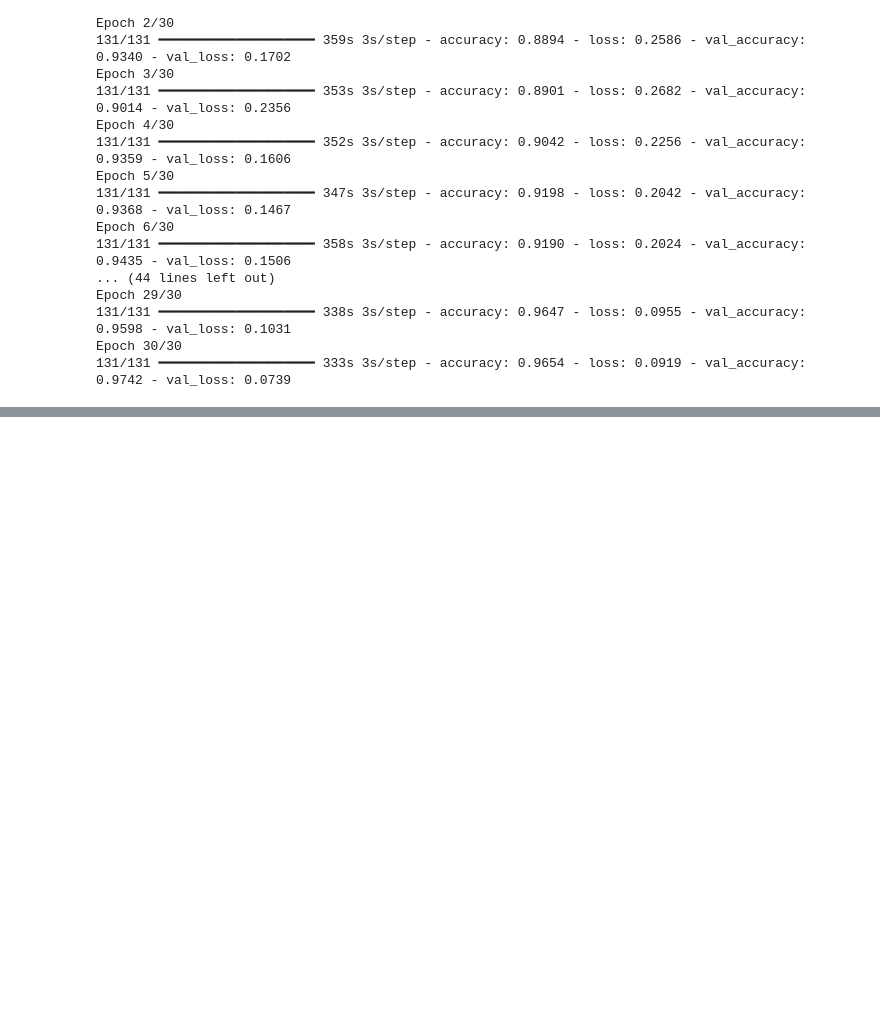
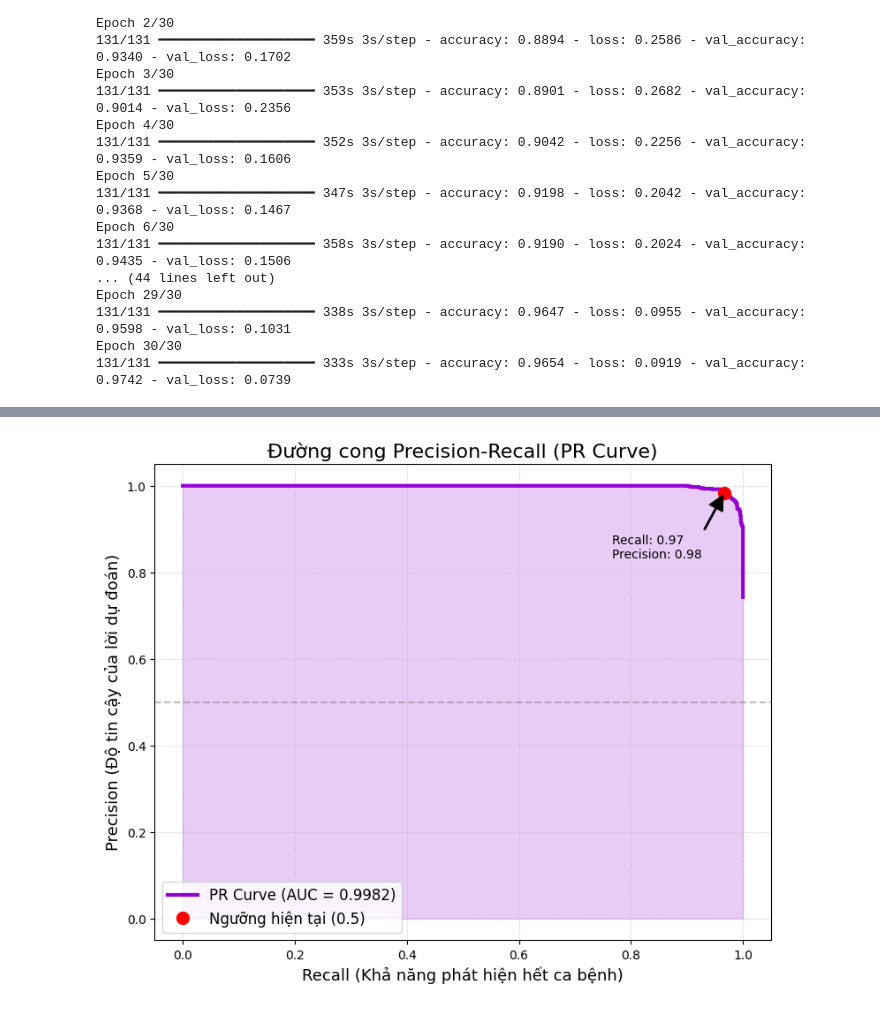
Before and after one commit to thuynguyenhuit/hocsau, a Jupyter notebook: Nhan_dien_benh_phoi_bang_mo_hinh_CNN.ipynb, the cells around one changed output, grey strips where cells are left out. Cells and saved outputs as stored; diff of their text form; code cells hidden in the pictures; blank space fills up the shorter version.

```diff
--- a/Nhan_dien_benh_phoi_bang_mo_hinh_CNN.ipynb
+++ b/Nhan_dien_benh_phoi_bang_mo_hinh_CNN.ipynb
@@ -139,0 +278,38 @@ Epoch 30/30
+# %%
+from sklearn.metrics import precision_recall_curve, auc
+import matplotlib.pyplot as plt
+import numpy as np
+
+# Giả sử bạn đã có y_true và y_pred_probs từ bước dự đoán trước đó
+# Tính toán các giá trị Precision và Recall ứng với các ngưỡng (thresholds) khác nhau
+precision, recall, thresholds = precision_recall_curve(y_true, y_pred_probs)
+pr_auc = auc(recall, precision)
+
+plt.figure(figsize=(9, 7))
+
+# Vẽ đường cong PR
+plt.plot(recall, precision, color='darkviolet', lw=3, label=f'PR Curve (AUC = {pr_auc:.4f})')
+plt.fill_between(recall, precision, alpha=0.2, color='darkviolet')
+
+# Đánh dấu điểm Threshold 0.5 (điểm mà bạn đang dùng cho Confusion Matrix)
+# Tìm vị trí gần ngưỡng 0.5 nhất trong mảng thresholds
+idx = (np.abs(thresholds - 0.5)).argmin()
+plt.plot(recall[idx], precision[idx], 'ro', markersize=10, label=f'Ngưỡng hiện tại (0.5)')
+
+# Trang trí biểu đồ
+plt.title('Đường cong Precision-Recall (PR Curve)', fontsize=16)
+plt.xlabel('Recall (Khả năng phát hiện hết ca bệnh)', fontsize=13)
+plt.ylabel('Precision (Độ tin cậy của lời dự đoán)', fontsize=13)
+plt.axhline(y=0.5, color='gray', linestyle='--', alpha=0.5) # Đường tham chiếu
+plt.legend(loc="lower left", fontsize=12)
+plt.grid(True, linestyle=':', alpha=0.7)
+
+# Thêm chú thích cho điểm 0.5
+plt.annotate(f'Recall: {recall[idx]:.2f}\nPrecision: {precision[idx]:.2f}',
+             xy=(recall[idx], precision[idx]),
+             xytext=(recall[idx]-0.2, precision[idx]-0.15),
+             arrowprops=dict(facecolor='black', shrink=0.05, width=1))
+
+plt.show()
+# %% [output]
+[figure, added]
```
Also changed, not shown: parts of 3 cells of this notebook.
